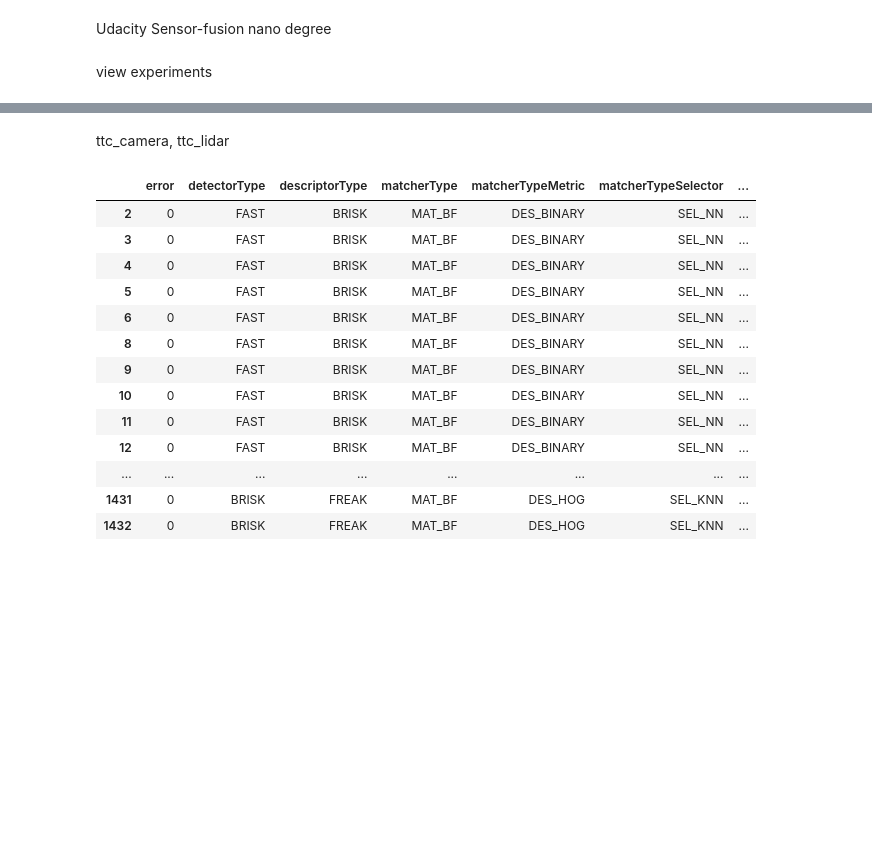
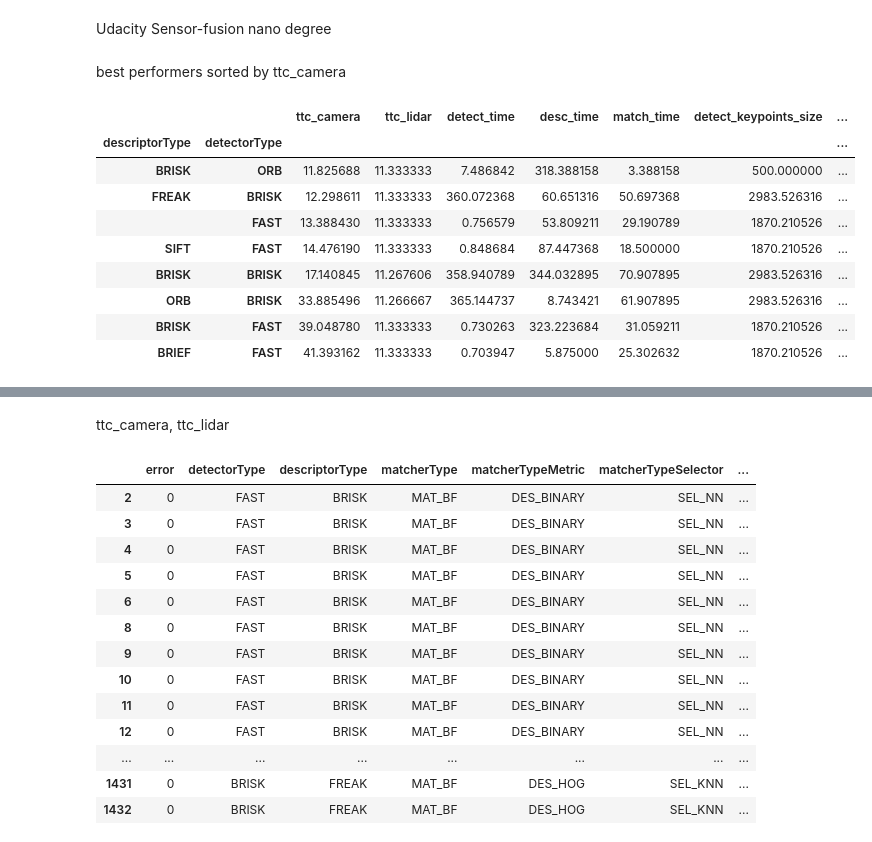
Before and after one commit to techprav2010/SFND_3D_Object_Tracking, a Jupyter notebook: report_analysis.ipynb, the cells around one changed output, grey strips where cells are left out. Saved outputs shown, nothing was run; the diff lists cells and outputs as text; code cells hidden in the pictures; blank space fills up the shorter version.

```diff
--- a/report_analysis.ipynb
+++ b/report_analysis.ipynb
@@ -7,8 +7,30 @@ import os.path
 # %%
 def get_image_name(path):
     return os.path.basename(path)
-# %% [markdown]
-view experiments
+# %% [markdown]
+best performers sorted by ttc_camera
+# %%
+df = pd.read_csv("results.csv")
+del df["matcherTypeSelector"]
+del df["matcherTypeMetric"]
+del df["matcherType"]
+del df["error"]
+df_orig2= df.groupby(['descriptorType', 'detectorType']).mean()
+df_orig2= df_orig2[df_orig2['ttc_lidar'] > 0 ]
+df_orig2= df_orig2[df_orig2['ttc_camera'] > 0 ]
+df_orig2 = df_orig2.sort_values(by=['ttc_camera'], ascending=[1])
+df_orig2.head(1000)
+# %% [output]
+|  |  | ttc_camera | ttc_lidar | detect_time | desc_time | match_time | detect_keypoints_size | ... |
+| descriptorType | detectorType |  |  |  |  |  |  | ... |
+| BRISK | ORB | 11.825688 | 11.333333 | 7.486842 | 318.388158 | 3.388158 | 500.000000 | ... |
+| FREAK | BRISK | 12.298611 | 11.333333 | 360.072368 | 60.651316 | 50.697368 | 2983.526316 | ... |
+|  | FAST | 13.388430 | 11.333333 | 0.756579 | 53.809211 | 29.190789 | 1870.210526 | ... |
+| SIFT | FAST | 14.476190 | 11.333333 | 0.848684 | 87.447368 | 18.500000 | 1870.210526 | ... |
+| BRISK | BRISK | 17.140845 | 11.267606 | 358.940789 | 344.032895 | 70.907895 | 2983.526316 | ... |
+| ORB | BRISK | 33.885496 | 11.266667 | 365.144737 | 8.743421 | 61.907895 | 2983.526316 | ... |
+| BRISK | FAST | 39.048780 | 11.333333 | 0.730263 | 323.223684 | 31.059211 | 1870.210526 | ... |
+| BRIEF | FAST | 41.393162 | 11.333333 | 0.703947 | 5.875000 | 25.302632 | 1870.210526 | ... |
 # %%
 df_orig = pd.read_csv("results.csv")
 df_orig = df_orig.dropna()
```
Also changed, not shown: parts of 1 cell of this notebook, 4 other files.
